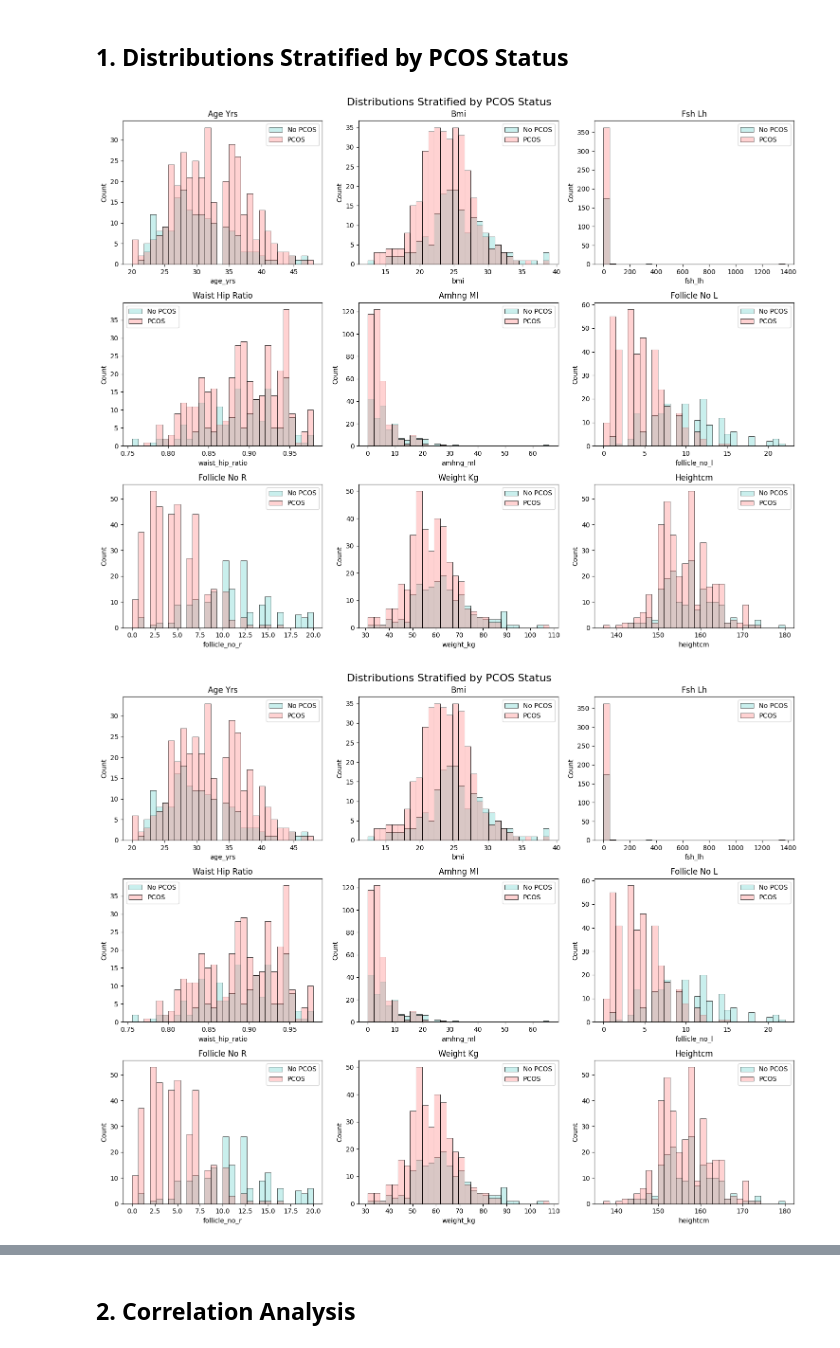
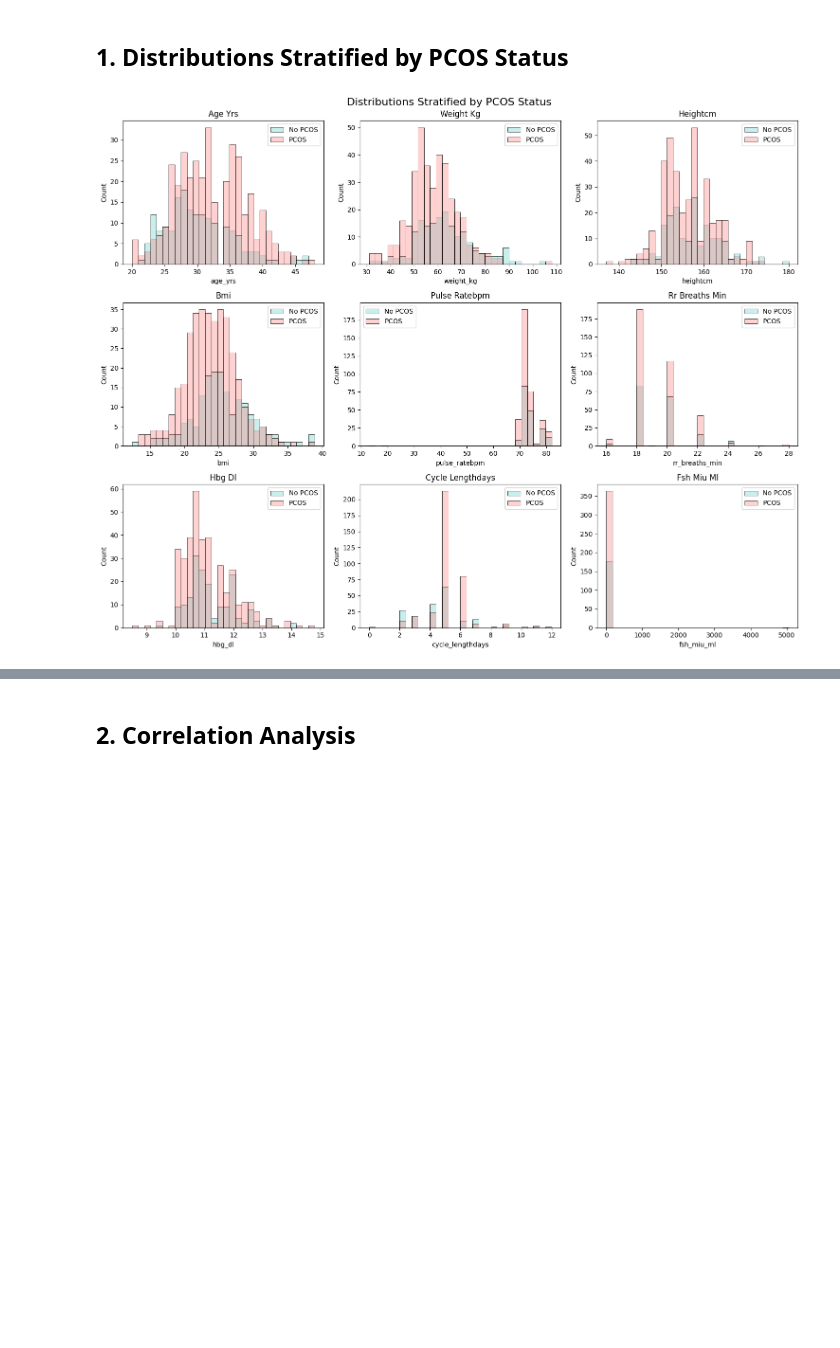
Before and after one commit to sarthakmonga11/pcos-diagnostic-dashboard, a Jupyter notebook: notebooks/02-eda-pca.ipynb, the cells around one changed output, grey strips where cells are left out. Drawn from its saved outputs; the diff is of its cells as text; code cells hidden in the pictures; blank space fills up the shorter version.

```diff
--- a/notebooks/02-eda-pca.ipynb
+++ b/notebooks/02-eda-pca.ipynb
@@ -49,37 +49,37 @@ numerical_cols = ['age_yrs', 'weight_kg', 'heightcm', 'bmi', 'pulse_ratebpm', 'r
                   'hbg_dl', 'cycle_lengthdays', 'fsh_miu_ml', 'lh_miu_ml', 'fsh_lh',
                   'hipinch', 'waistinch', 'waist_hip_ratio', 'tsh_miu_l', 'amhng_ml',
                   'prlng_ml', 'vit_d3_ng_ml', 'prgng_ml', 'rbsmg_dl', 'bp_systolic_mmhg',
                   'bp_diastolic_mmhg', 'follicle_no_l', 'follicle_no_r',
                   'avg_f_size_l_mm', 'avg_f_size_r_mm', 'endometrium_mm']
 
 # Create distribution plots for key variables
 fig, axes = plt.subplots(3, 3, figsize=(15, 12))
 fig.suptitle('Distributions Stratified by PCOS Status', fontsize=16)
 
 # Define custom colors for better distinction
 colors = ['#FF6B6B', '#4ECDC4']  # Red for PCOS, Teal for No PCOS
 
-key_vars = ['age_yrs', 'bmi', 'fsh_lh', 'waist_hip_ratio', 'amhng_ml', 'follicle_no_l', 'follicle_no_r', 'weight_kg', 'heightcm']
+# key_vars = ['age_yrs', 'bmi', 'fsh_lh', 'waist_hip_ratio', 'amhng_ml', 'follicle_no_l', 'follicle_no_r', 'weight_kg', 'heightcm']
+key_vars = numerical_cols[:9]  # Select the first 9 numerical columns for plotting
 
 for i, var in enumerate(key_vars):
-    ax = axes[i//3, i%3]
+    ax = axes[i//3, i%3]  # Adjusted for 4 rows and 6 columns
 
     sns.histplot(data=df, x=var, hue='pcos_y_n', ax=ax, alpha=0.3, bins=30,
                      palette=colors, edgecolor='black', linewidth=0.5)
     ax.set_title(f'{var.replace("_", " ").title()}')
 
     ax.legend(['No PCOS', 'PCOS'])  # Corrected legend order
 
 plt.tight_layout()
 plt.show()
 
 # Summary statistics by PCOS status
 print("Summary Statistics by PCOS Status:")
 summary_stats = df.groupby('pcos_y_n')[numerical_cols].describe()
 print(summary_stats)
 # %% [output]
-[figure, old version]
+[figure, new version]
-[figure, removed]
 Summary Statistics by PCOS Status:
          age_yrs                                                    weight_kg  \
            count       mean       std   min   25%   50%   75%   max     count
```
Also changed, not shown: parts of 1 cell of this notebook.
